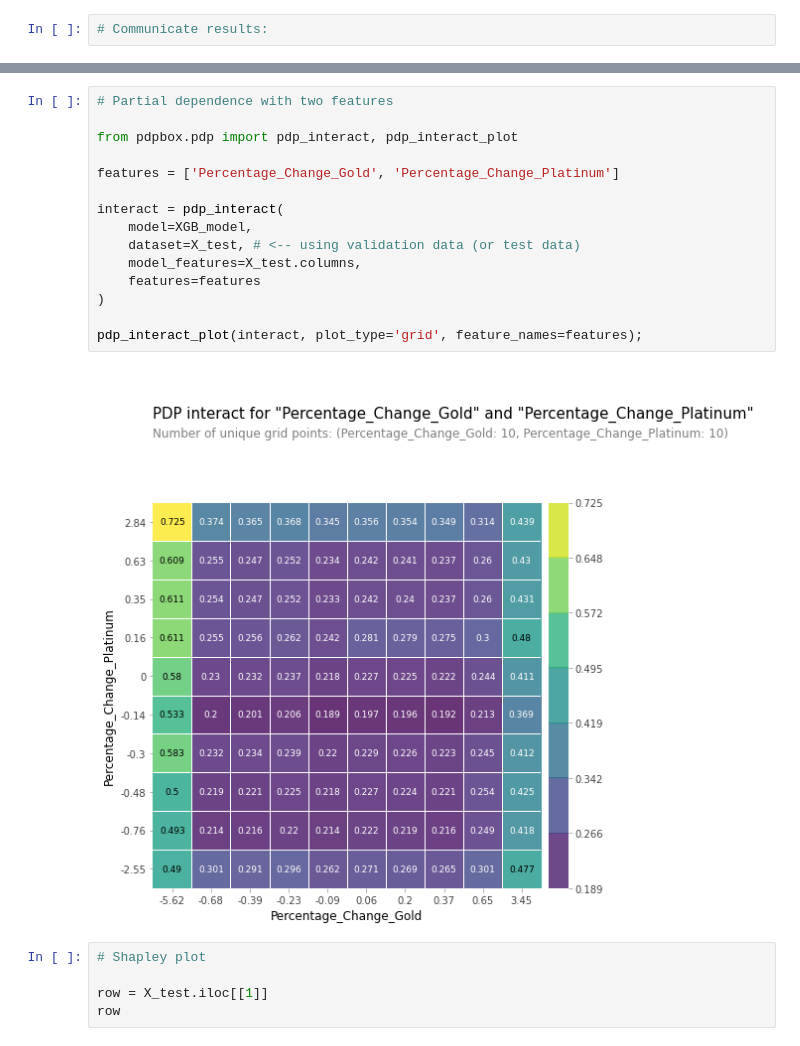
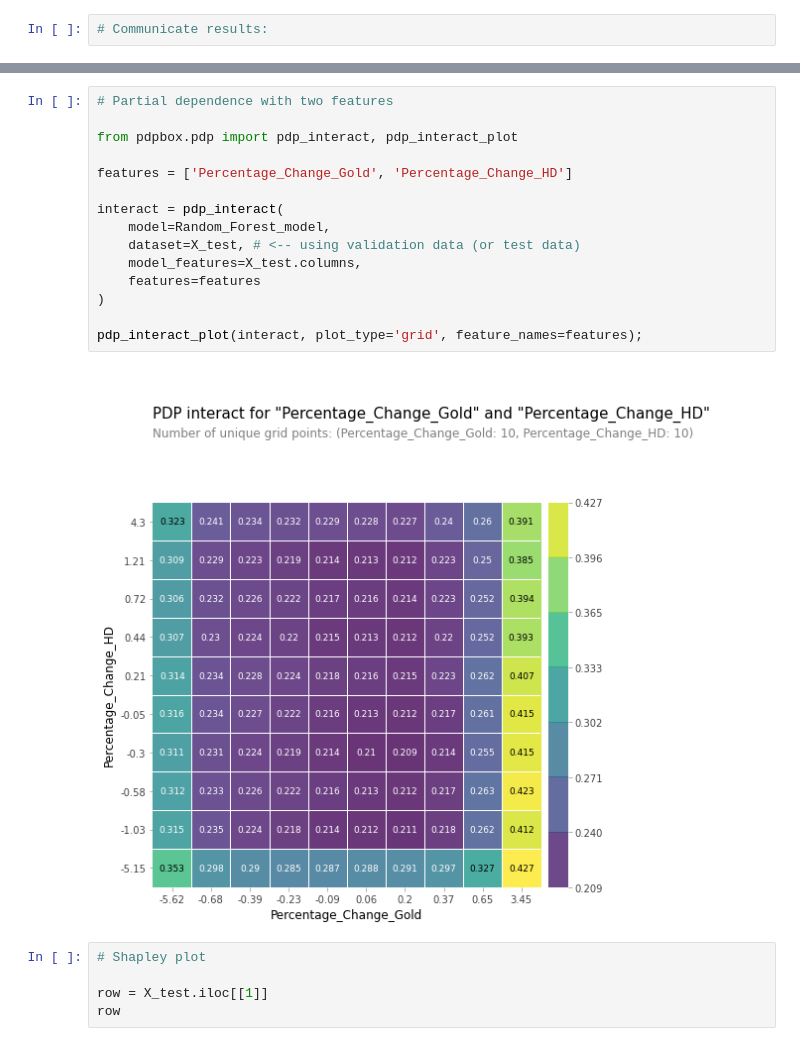
Before and after one commit to Collin-Campbell/BuildWeek2, a Jupyter notebook: project.ipynb, the cells around one changed output, grey strips where cells are left out. Drawn from its saved outputs; the diff is of its cells as text.

```diff
--- a/project.ipynb
+++ b/project.ipynb
@@ -445,20 +468,20 @@ pdp_plot(isolate, feature_name=feature);
 # %%
 # Partial dependence with two features
 
 from pdpbox.pdp import pdp_interact, pdp_interact_plot
 
-features = ['Percentage_Change_Gold', 'Percentage_Change_Platinum']
+features = ['Percentage_Change_Gold', 'Percentage_Change_HD']
 
 interact = pdp_interact(
-    model=XGB_model,
+    model=Random_Forest_model,
     dataset=X_test, # <-- using validation data (or test data)
     model_features=X_test.columns,
     features=features
 )
 
 pdp_interact_plot(interact, plot_type='grid', feature_names=features);
 # %% [output]
-[figure, old version]
+[figure, new version]
 # %%
 # Shapley plot
 
```
Also changed, not shown: parts of 11 cells of this notebook.
